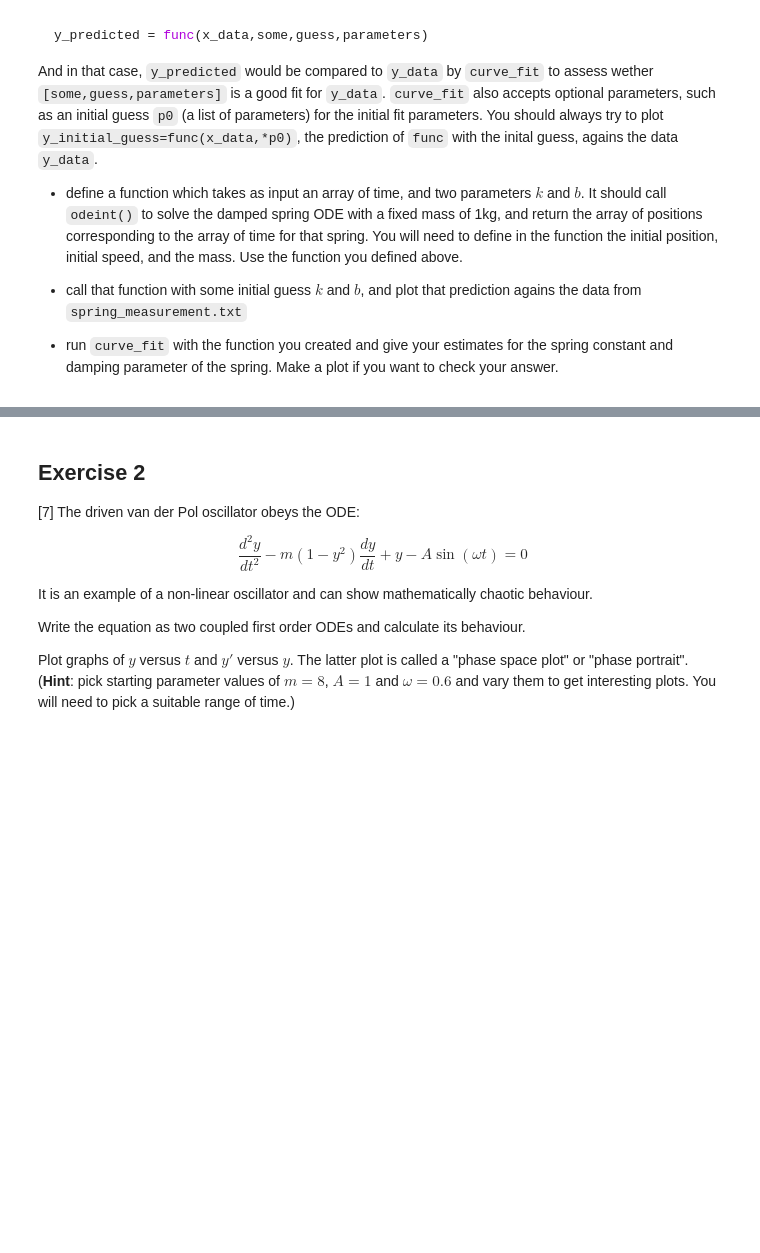
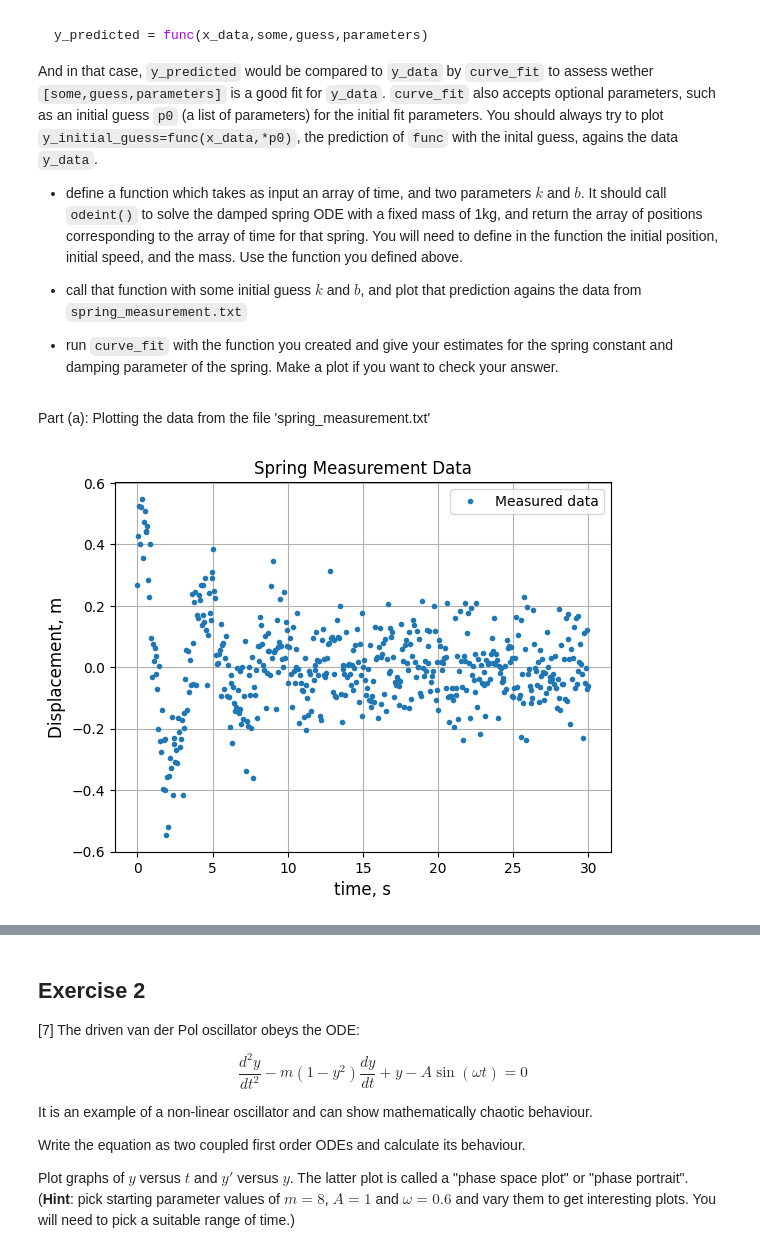
Before and after one commit to PX2145-2025/week-8-b-Lalsodagar-Adi, a Jupyter notebook: ODEs_Adi_Lalsodagar.ipynb, the cells around one changed output, grey strips where cells are left out. Cells and saved outputs as stored; diff of their text form; code cells hidden in the pictures; blank space fills up the shorter version.

```diff
--- a/ODEs_Adi_Lalsodagar.ipynb
+++ b/ODEs_Adi_Lalsodagar.ipynb
@@ -294,3 +337,18 @@ And in that case, `y_predicted` would be compared to `y_data` by `curve_fit` to
 - call that function with some initial guess $k$ and $b$, and plot that prediction agains the data from `spring_measurement.txt`
 
 - run `curve_fit` with the function you created and give your estimates for the spring constant and damping parameter of the spring. Make a plot if you want to check your answer.
+# %% [markdown]
+Part (a): Plotting the data from the file 'spring_measurement.txt'
+# %%
+# Load the data from the file
+dats = np.loadtxt('https://raw.githubusercontent.com/PX2134/data/master/week8/spring_measurement.txt',skiprows = 1)
+
+# Plot the position of the mass as a function of time
+plt.plot(dats[:,0], dats[:,1], '.', label='Measured data')
+plt.xlabel('time, s', fontsize = 12)
+plt.ylabel('Displacement, m', fontsize = 12)
+plt.title('Spring Measurement Data')
+plt.legend()
+plt.grid()
+# %% [output]
+[figure, added]
```
Also changed, not shown: parts of 8 cells of this notebook.
